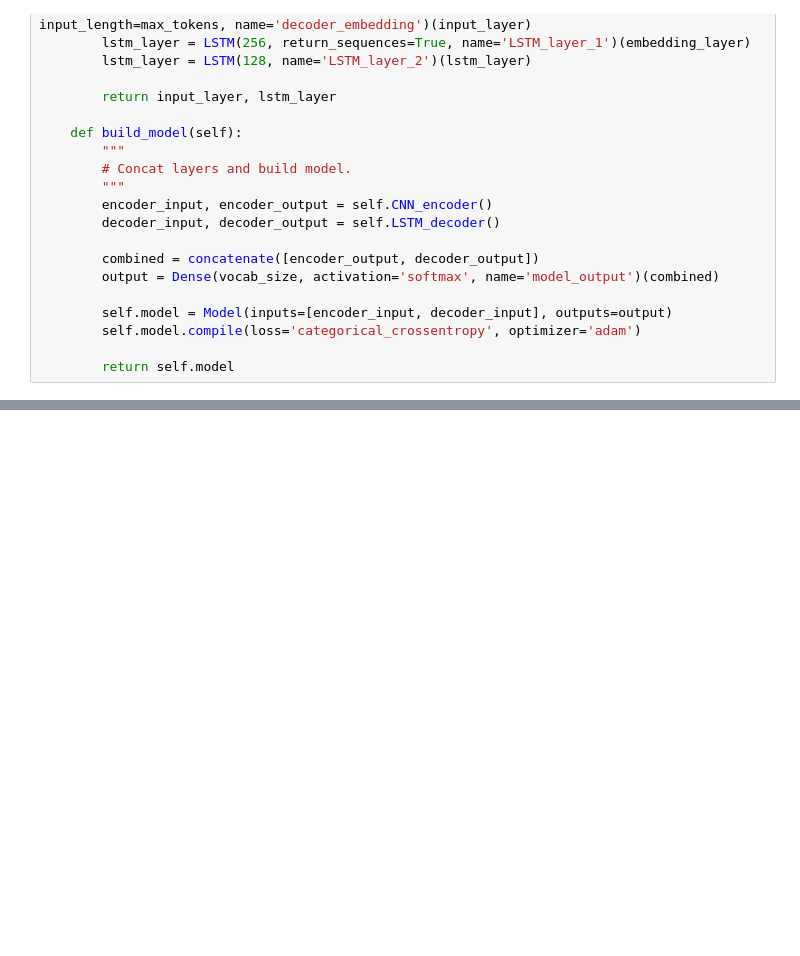
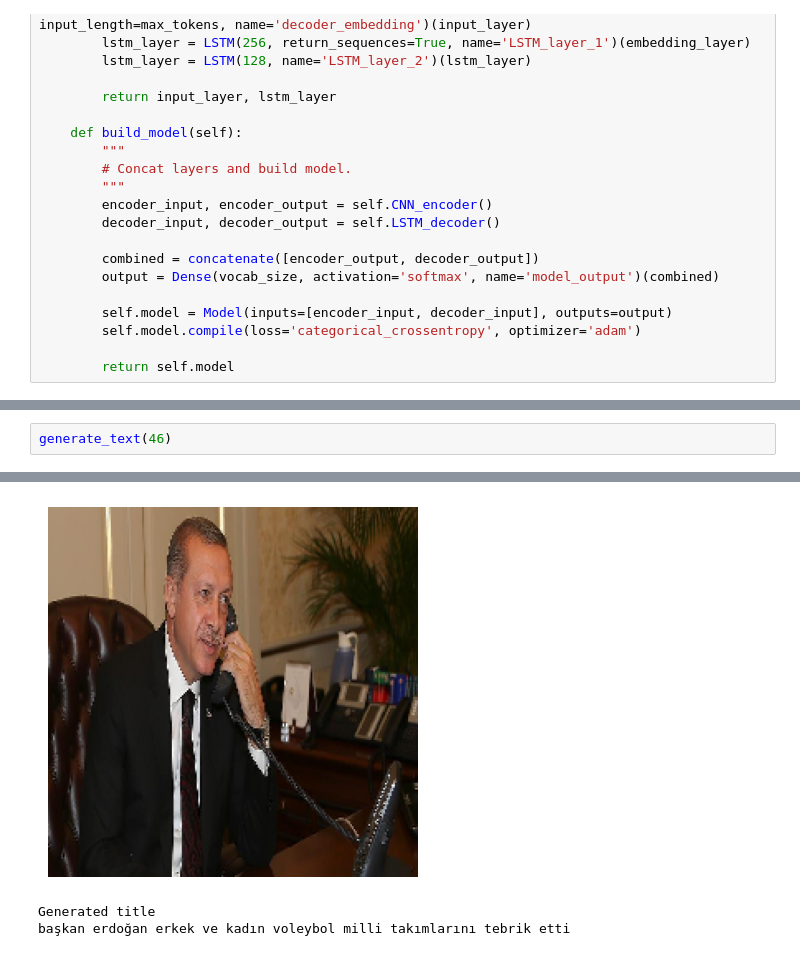
Before and after one commit to VisionLang/YapayGazeteci-Teknofest2024, a Jupyter notebook: Model/main_.ipynb, the cells around one changed output, grey strips where cells are left out. Cells and saved outputs as stored; diff of their text form; blank space fills up the shorter version.

```diff
--- a/Model/main_.ipynb
+++ b/Model/main_.ipynb
@@ -457,0 +524,3 @@ Macron ve Le Pen canlı yayında tartıştı
+# %%
+generate_text(46)
+# %% [output]
@@ -457,0 +538,3 @@ Macron ve Le Pen canlı yayında tartıştı
+[figure, added]
+Generated title
+başkan erdoğan erkek ve kadın voleybol milli takımlarını tebrik etti
```
Also changed, not shown: parts of 12 cells of this notebook, 2 other files.
